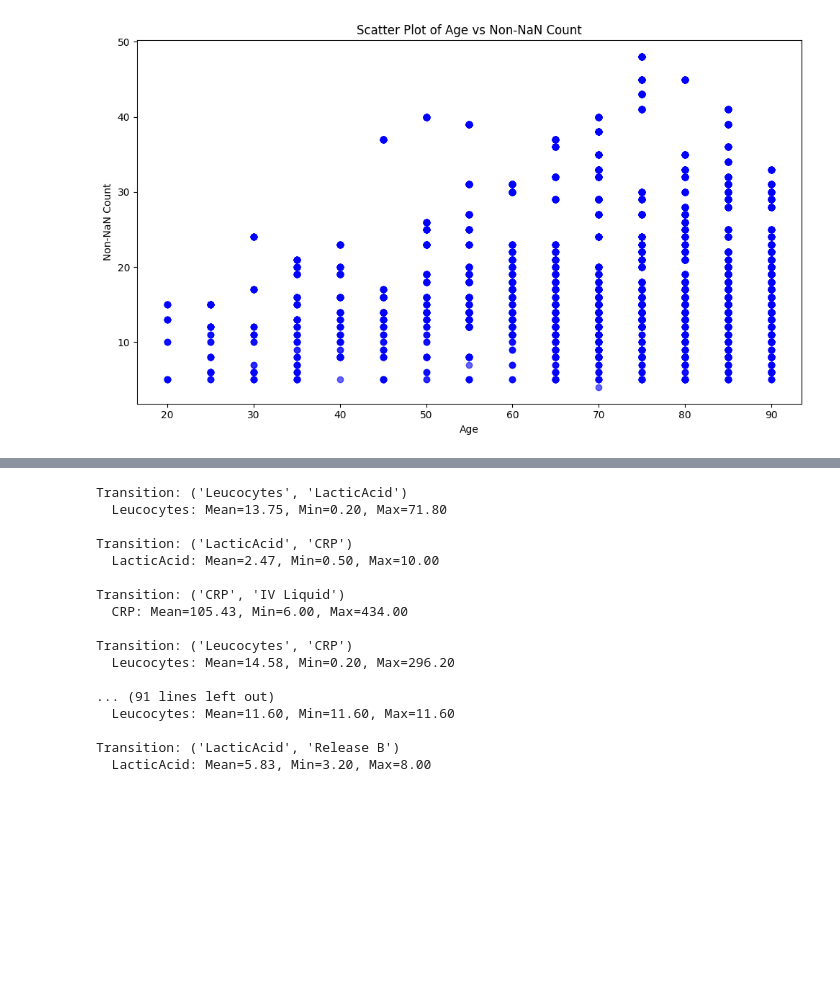
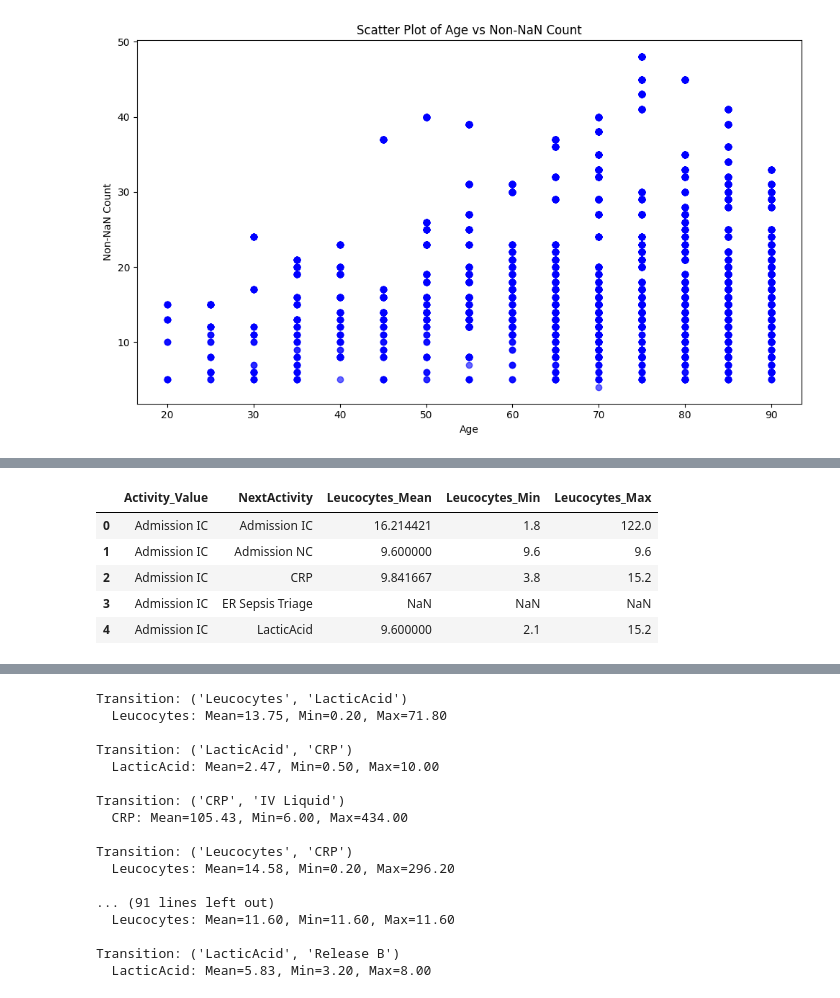
Before and after one commit to mohdkashifansari/Process_Analytics, a Jupyter notebook: model.ipynb, the cells around one changed output, grey strips where cells are left out. Cells and saved outputs as stored; diff of their text form; code cells hidden in the pictures; blank space fills up the shorter version.

```diff
--- a/model.ipynb
+++ b/model.ipynb
@@ -455,0 +529,9 @@ plt.show()
+# %%
+leucocytes_df.head()
+# %% [output]
+|  | Activity_Value | NextActivity | Leucocytes_Mean | Leucocytes_Min | Leucocytes_Max |
+| 0 | Admission IC | Admission IC | 16.214421 | 1.8 | 122.0 |
+| 1 | Admission IC | Admission NC | 9.600000 | 9.6 | 9.6 |
+| 2 | Admission IC | CRP | 9.841667 | 3.8 | 15.2 |
+| 3 | Admission IC | ER Sepsis Triage | NaN | NaN | NaN |
+| 4 | Admission IC | LacticAcid | 9.600000 | 2.1 | 15.2 |
```
Also changed, not shown: parts of 9 cells of this notebook.
